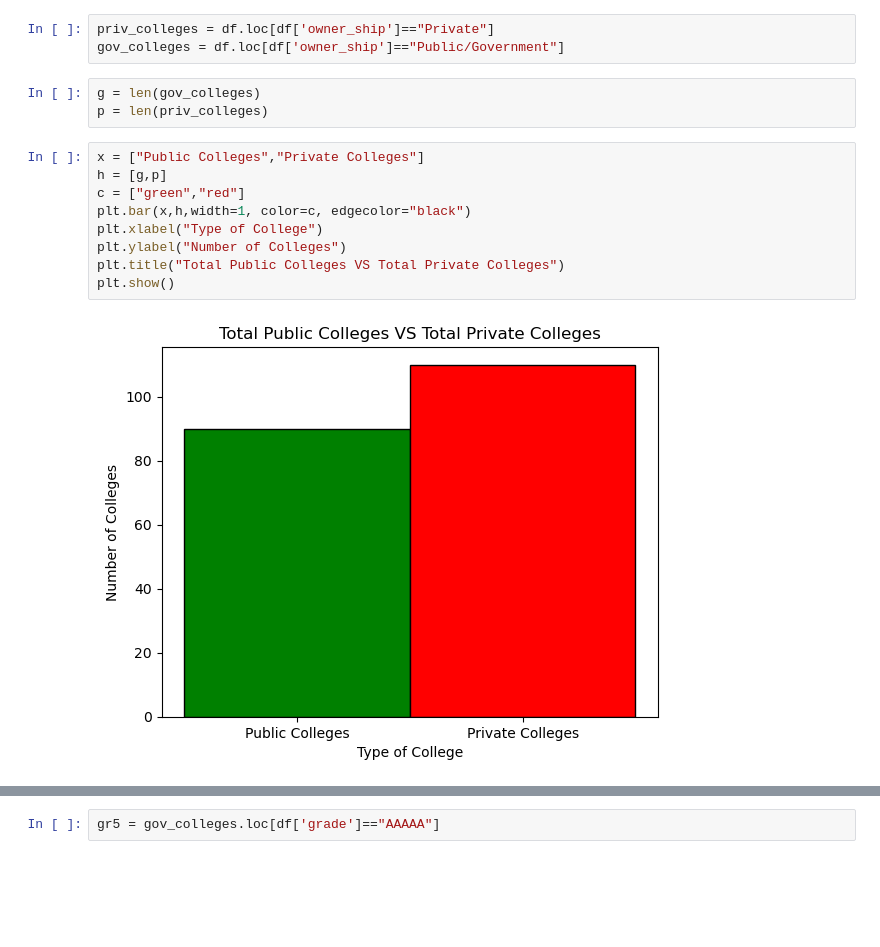
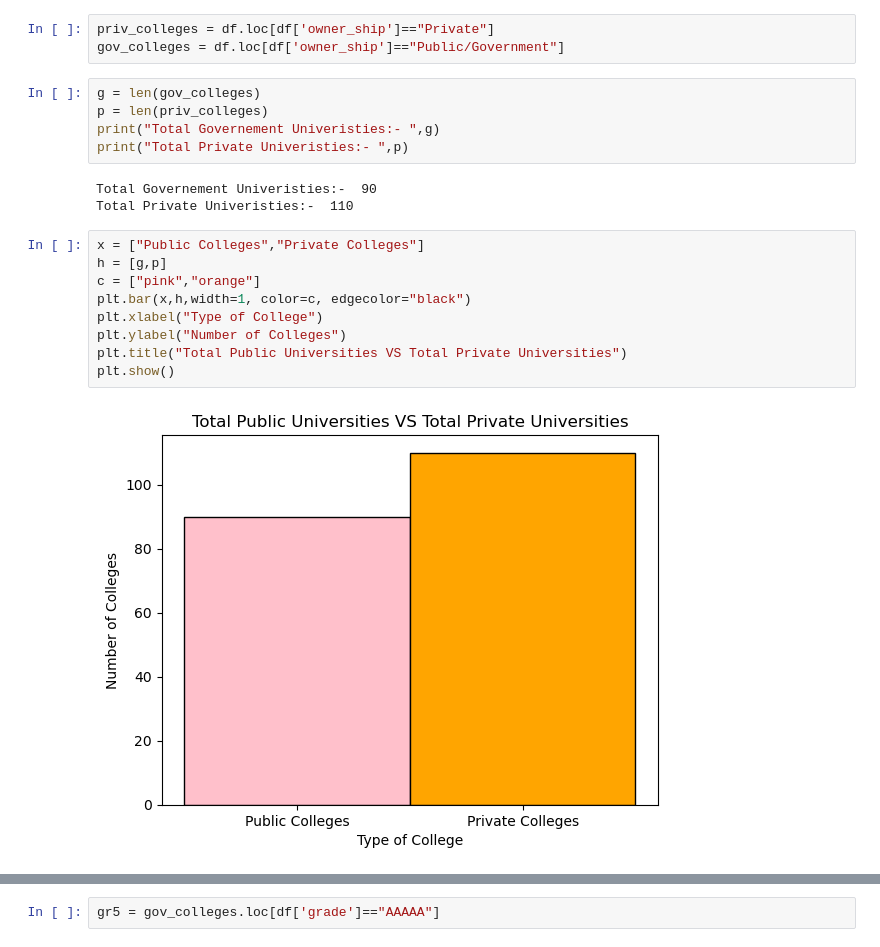
Before and after one commit to xIshanSandhux/Public-vs-Private-Indian-College-Analysis-Top-200, a Jupyter notebook: public-vs-private-indian-college-analysis-top-200.ipynb, the cells around one changed output, grey strips where cells are left out. Saved outputs shown, nothing was run; the diff lists cells and outputs as text; blank space fills up the shorter version.

Commit message:
Kaggle Notebook | Public vs Private Indian College Analysis-Top 200 | Version 5

```diff
--- a/public-vs-private-indian-college-analysis-top-200.ipynb
+++ b/public-vs-private-indian-college-analysis-top-200.ipynb
@@ -54,16 +54,21 @@ gov_colleges = df.loc[df['owner_ship']=="Public/Government"]
 # %%
 g = len(gov_colleges)
 p = len(priv_colleges)
+print("Total Governement Univeristies:- ",g)
+print("Total Private Univeristies:- ",p)
+# %% [output]
+Total Governement Univeristies:-  90
+Total Private Univeristies:-  110
 # %%
 x = ["Public Colleges","Private Colleges"]
 h = [g,p]
-c = ["green","red"]
+c = ["pink","orange"]
 plt.bar(x,h,width=1, color=c, edgecolor="black")
 plt.xlabel("Type of College")
 plt.ylabel("Number of Colleges")
-plt.title("Total Public Colleges VS Total Private Colleges")
+plt.title("Total Public Universities VS Total Private Universities")
 plt.show()
 # %% [output]
-[figure, old version]
+[figure, new version]
 # %%
 l = np.array([g,p])
```
Also changed, not shown: parts of 13 cells of this notebook.
